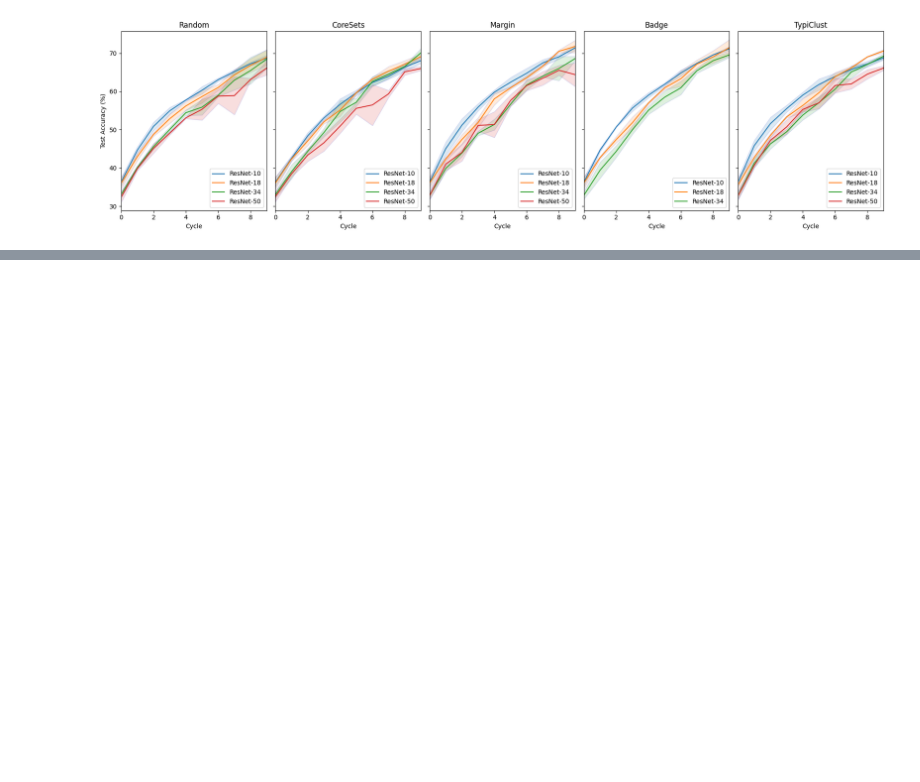
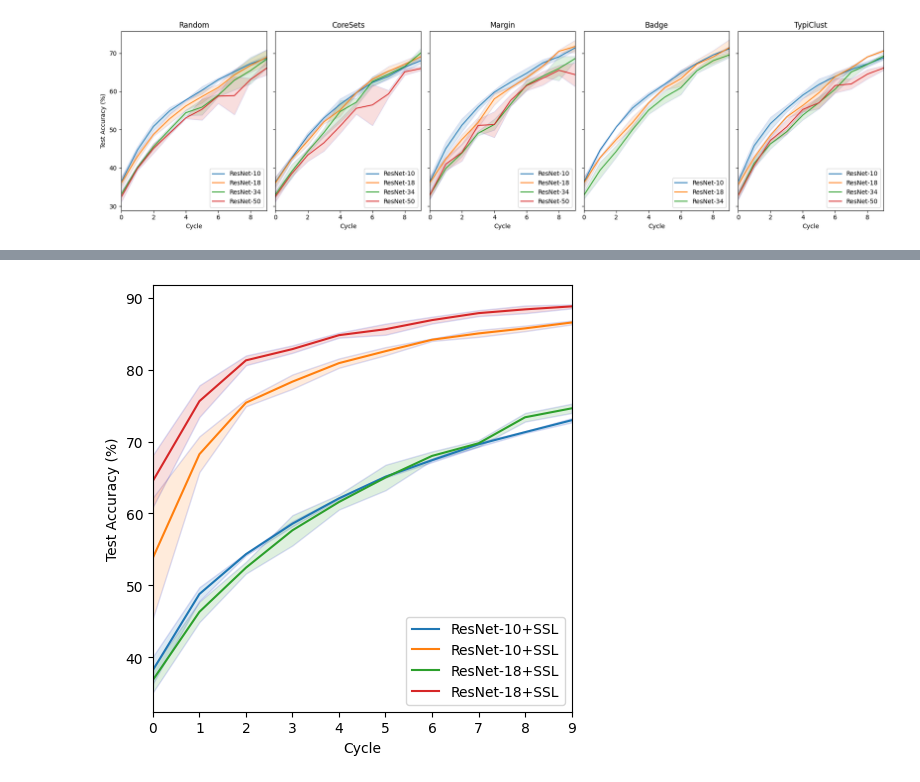
Before and after one commit to nhaH-luaP/general-reusability, a Jupyter notebook: notebooks/evaluate_dal.ipynb, the cells around one changed output, grey strips where cells are left out. Drawn from its saved outputs; the diff is of its cells as text; code cells hidden in the pictures; blank space fills up the shorter version.

```diff
--- a/notebooks/evaluate_dal.ipynb
+++ b/notebooks/evaluate_dal.ipynb
@@ -125,0 +164,30 @@ resnet50 badge
+# %%
+plt.figure(figsize=(5,5), tight_layout=True)
+q = 'random'
+for mn in model_names:
+    for us in use_SSL:
+        values = []
+        for _, res in results[mn][us][q].items():
+            values.append([h['test_stats']['acc1'] for h in res['results']])
+
+        if len(values) == 0:
+            print(mn, q)
+        else:
+            mean = np.mean(values, axis=0)
+            std = np.std(values, axis=0)
+
+            plt.plot(mean, label=M[mn]+('' if not us else '+SSL'))
+            plt.fill_between(
+                x=[j for j in range(len(mean))],
+                y1=mean+std,
+                y2=mean-std,
+                alpha=0.15,
+                edgecolor='#1B2ACC',
+                )
+            lgd = plt.legend(loc='lower right')
+            plt.xlim(0, len(mean)-1)
+            plt.xlabel('Cycle')
+            plt.ylabel("Test Accuracy (%)")
+plt.show()
+# %% [output]
+[figure, added]
```
Also changed, not shown: parts of 1 cell of this notebook, 4 other files.
